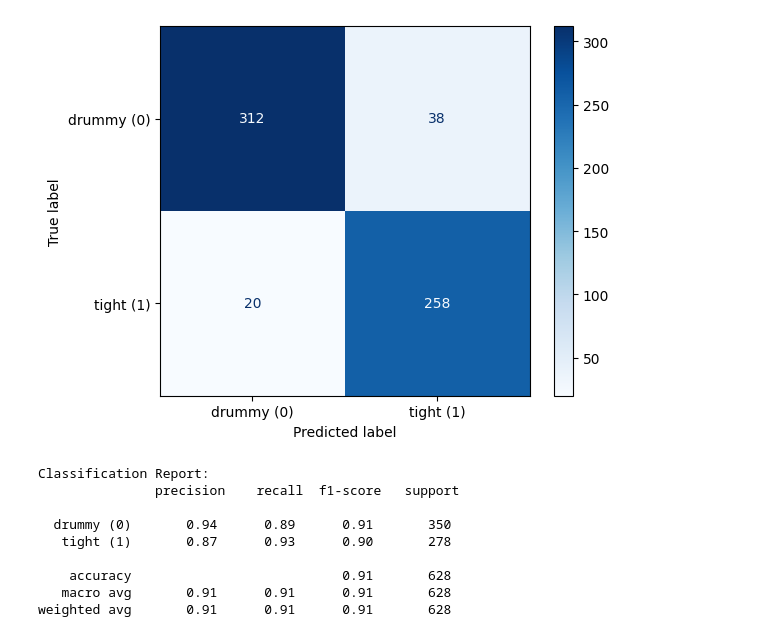
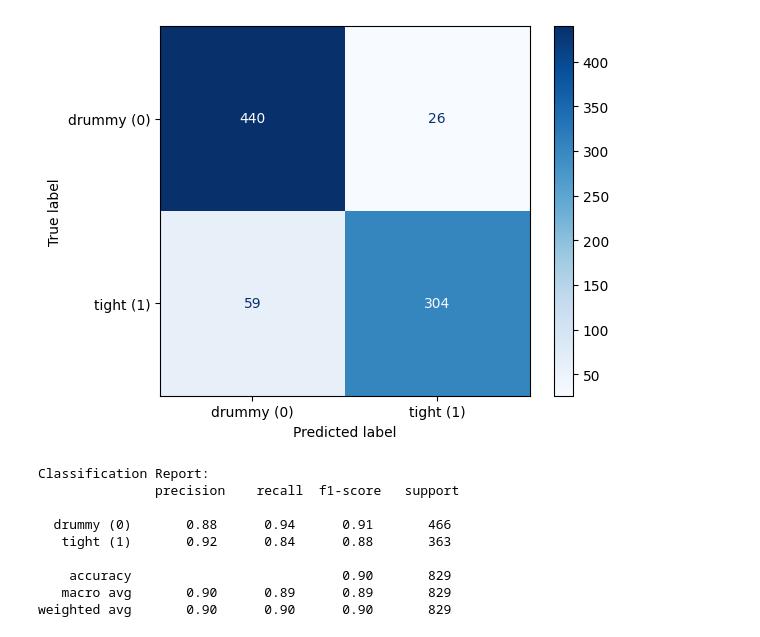
Before and after one commit to kanwarSINGH03/acoustic_signal_classification, a Jupyter notebook: evaluation/mfcc_p2.ipynb, the cells around one changed output. Drawn from its saved outputs; the diff is of its cells as text; code cells hidden in the pictures.

```diff
--- a/evaluation/mfcc_p2.ipynb
+++ b/evaluation/mfcc_p2.ipynb
@@ -16,7 +16,7 @@ samps_2 = pd.DataFrame(data_2['x'].T)
 labs_2  = pd.DataFrame(data_2['y'].T, columns=['y'])
 
 # Combine and drop any NaNs
-df_2 = pd.concat([samps_2, labs_2], axis=1).dropna()
+df_2 = pd.concat([samps_2, labs_2], axis=1)
 
 bad_indices = [
     100,303,496,507,609,706,909,1011,1113,1271,1373,1475,1577,1679,1781,1883,2085,2287,
@@ -37,6 +37,8 @@ bad_indices = [
 
 df_2 = df_2.drop(index=bad_indices, errors='ignore')
 
+df_2 = df_2.dropna()
+
 shuffled_df = df_2.sample(frac=1, random_state=42).reset_index(drop=True)
 
 df_X = shuffled_df.iloc[:, :-1]
@@ -126,8 +118,8 @@ import models.classification as classify
 import models.loops as loops
 import models.models as models
 
-train_idx = list(range(0, 7600))
-test_idx = list(range(7600,8228))
+train_idx = list(range(0, 7400))
+test_idx = list(range(7400,8229))
 
 train_data = torch.utils.data.Subset(data_P2, train_idx)
 test_data = torch.utils.data.Subset(data_P2, test_idx)
@@ -141,11 +133,11 @@ epochs = 15
 
 print(train_loader.dataset[0][0].shape)
 
-model = classify.MLP_3_layer(nb_hidden=64, input_dim=400, output_dim=2, dropout_rate=0.5)
+model = classify.MLP(nb_hidden=64, input_dim=400, output_dim=2, dropout_rate=0.5)
 
 loops.train(model=model, model_path="./model_paths/mfcc_p2.pth", train_loader=train_loader,val=False, val_loader=None, batch_size=batch_size, lr=1e-3,weight_decay=0, optim="adam", epochs=epochs)
 
-loops.test(model_path="./model_paths/mfcc_p2.pth", test_loader=test_loader, report=True)
+loops.test(model=model, model_path="./model_paths/mfcc_p2.pth", test_loader=test_loader, report=True)
 # %% [output]
 torch.Size([400])
 [INFO] EPOCH: 1/15
@@ -167,10 +159,10 @@ Test accuracy: 0.9076
-[figure, old version]
+[figure, new version]
 Classification Report:
                precision    recall  f1-score   support
 
-  drummy (0)       0.94      0.89      0.91       350
-   tight (1)       0.87      0.93      0.90       278
+  drummy (0)       0.88      0.94      0.91       466
+   tight (1)       0.92      0.84      0.88       363
 
-    accuracy                           0.91       628
-   macro avg       0.91      0.91      0.91       628
-weighted avg       0.91      0.91      0.91       628
+    accuracy                           0.90       829
+   macro avg       0.90      0.89      0.89       829
+weighted avg       0.90      0.90      0.90       829
```
Also changed, not shown: parts of 2 cells of this notebook, 2 other files.
